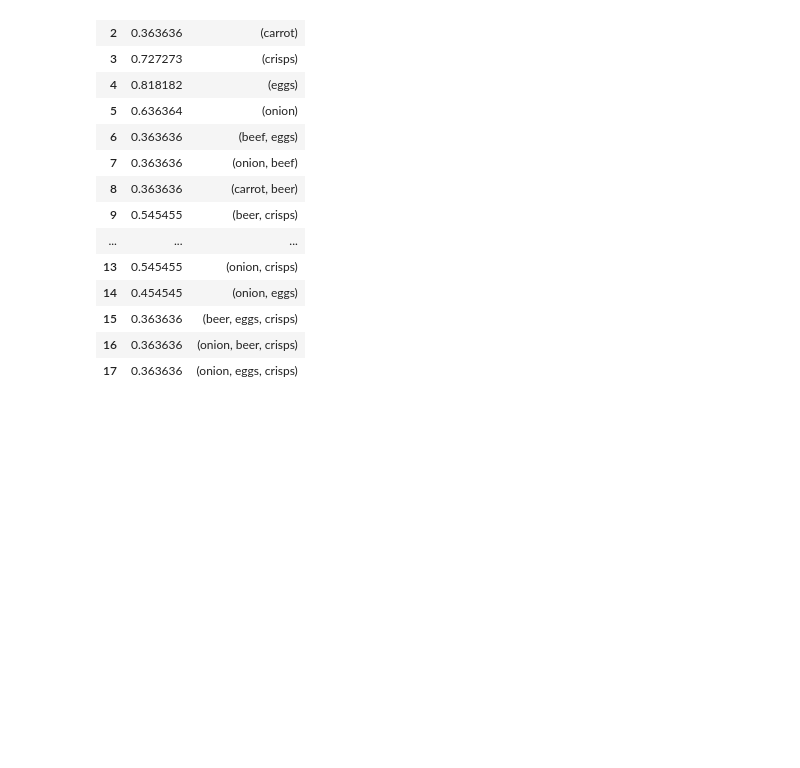
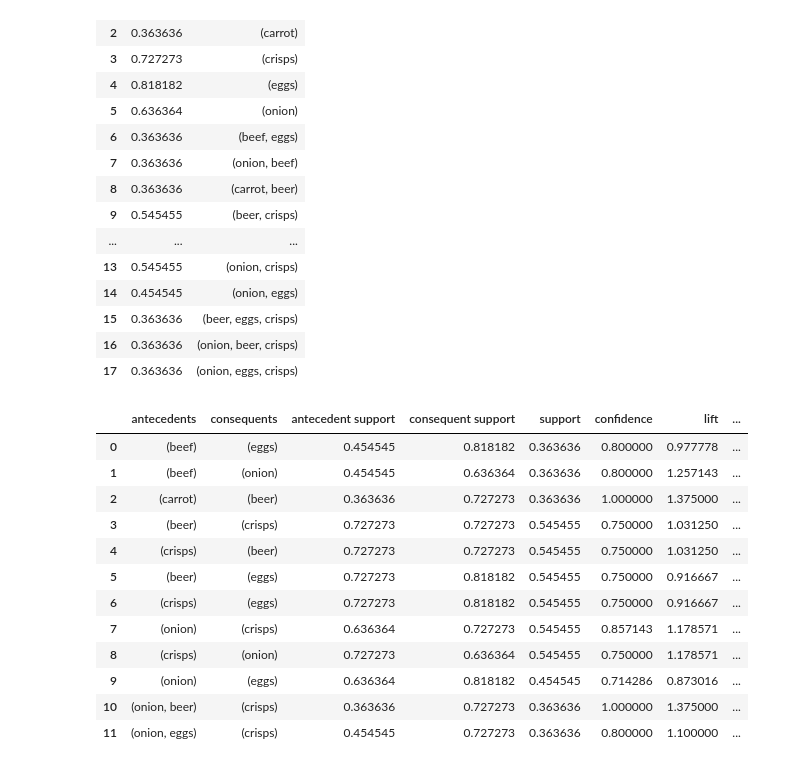
Before and after one commit to shahjamanbadhon/Data-Mining, a Jupyter notebook: Apriori_Algorithm.ipynb, the cells around one changed output. Cells and saved outputs as stored; diff of their text form; code cells hidden in the pictures; blank space fills up the shorter version.

```diff
--- a/Apriori_Algorithm.ipynb
+++ b/Apriori_Algorithm.ipynb
@@ -99,3 +99,21 @@ frequent_itemsets
 | 15 | 0.363636 | (beer, eggs, crisps) |
 | 16 | 0.363636 | (onion, beer, crisps) |
 | 17 | 0.363636 | (onion, eggs, crisps) |
+# %%
+rules = association_rules(frequent_itemsets, metric="confidence", min_threshold=0.7)
+# %%
+rules
+# %% [output]
+|  | antecedents | consequents | antecedent support | consequent support | support | confidence | lift | ... |
+| 0 | (beef) | (eggs) | 0.454545 | 0.818182 | 0.363636 | 0.800000 | 0.977778 | ... |
+| 1 | (beef) | (onion) | 0.454545 | 0.636364 | 0.363636 | 0.800000 | 1.257143 | ... |
+| 2 | (carrot) | (beer) | 0.363636 | 0.727273 | 0.363636 | 1.000000 | 1.375000 | ... |
+| 3 | (beer) | (crisps) | 0.727273 | 0.727273 | 0.545455 | 0.750000 | 1.031250 | ... |
+| 4 | (crisps) | (beer) | 0.727273 | 0.727273 | 0.545455 | 0.750000 | 1.031250 | ... |
+| 5 | (beer) | (eggs) | 0.727273 | 0.818182 | 0.545455 | 0.750000 | 0.916667 | ... |
+| 6 | (crisps) | (eggs) | 0.727273 | 0.818182 | 0.545455 | 0.750000 | 0.916667 | ... |
+| 7 | (onion) | (crisps) | 0.636364 | 0.727273 | 0.545455 | 0.857143 | 1.178571 | ... |
+| 8 | (crisps) | (onion) | 0.727273 | 0.636364 | 0.545455 | 0.750000 | 1.178571 | ... |
+| 9 | (onion) | (eggs) | 0.636364 | 0.818182 | 0.454545 | 0.714286 | 0.873016 | ... |
+| 10 | (onion, beer) | (crisps) | 0.363636 | 0.727273 | 0.363636 | 1.000000 | 1.375000 | ... |
+| 11 | (onion, eggs) | (crisps) | 0.454545 | 0.727273 | 0.363636 | 0.800000 | 1.100000 | ... |
```
